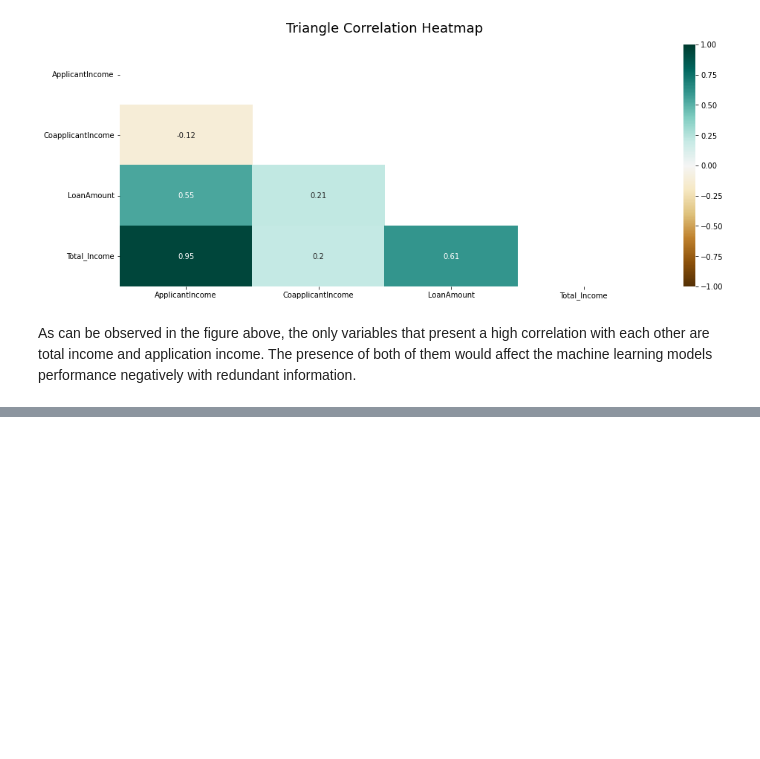
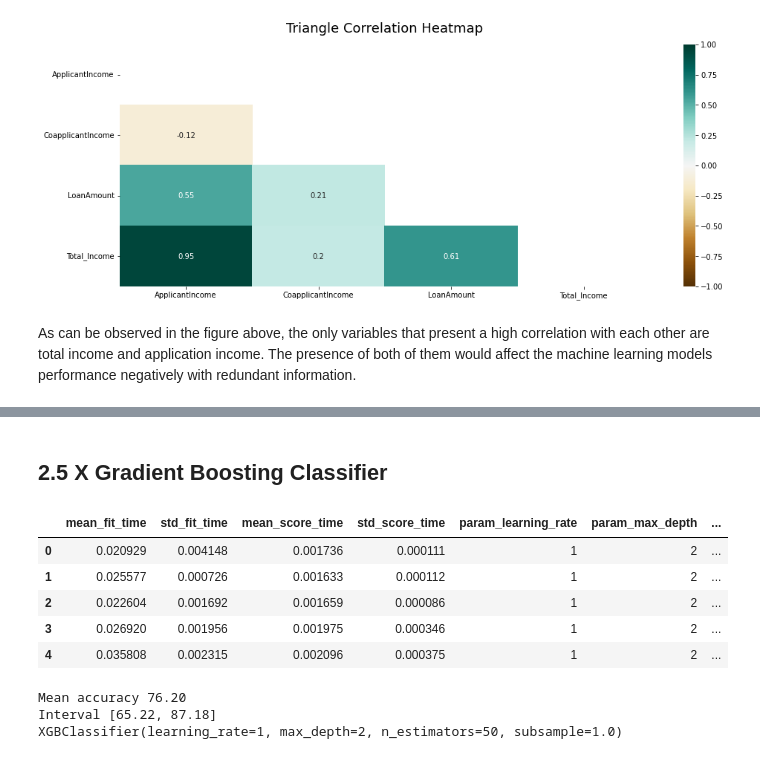
Before and after one commit to AntonioLunardi/Loan-Classification-Prediction-Competition-Case, a Jupyter notebook: Bank_loan_classification_analysis.ipynb, the cells around one changed output, grey strips where cells are left out. Cells and saved outputs as stored; diff of their text form; code cells hidden in the pictures; blank space fills up the shorter version.

```diff
--- a/Bank_loan_classification_analysis.ipynb
+++ b/Bank_loan_classification_analysis.ipynb
@@ -367,0 +447,42 @@ ValueError: ignored
+# %% [markdown]
+## 2.5 X Gradient Boosting Classifier
+# %%
+# Garanty standard randomization
+np.random.seed(SEED)
+
+# Hiperparameters grid to improve model accuracy
+parameters_space = {
+    'max_depth': [2, 3, 5],
+    'learning_rate' : [1],
+    'n_estimators' : [50, 75, 100],
+    'subsample' : [0.1, 0.5, 1.0]}
+
+# Following the recomention of cross validation number of splits being between 5 and 10
+search = GridSearchCV(XGBClassifier(),
+                    parameters_space,
+                    cv = KFold(n_splits = 5, shuffle=True))
+search.fit(model_inputs, loan_status)
+results = pd.DataFrame(search.cv_results_)
+results.head()
+# %% [output]
+|  | mean_fit_time | std_fit_time | mean_score_time | std_score_time | param_learning_rate | param_max_depth | ... |
+| 0 | 0.020929 | 0.004148 | 0.001736 | 0.000111 | 1 | 2 | ... |
+| 1 | 0.025577 | 0.000726 | 0.001633 | 0.000112 | 1 | 2 | ... |
+| 2 | 0.022604 | 0.001692 | 0.001659 | 0.000086 | 1 | 2 | ... |
+| 3 | 0.026920 | 0.001956 | 0.001975 | 0.000346 | 1 | 2 | ... |
+| 4 | 0.035808 | 0.002315 | 0.002096 | 0.000375 | 1 | 2 | ... |
+# %%
+# Garanty standard randomization
+np.random.seed(SEED)
+
+# Verify cross validated results
+scores = cross_val_score(search, model_inputs, loan_status, cv = KFold(n_splits=5, shuffle=True))
+print_score(scores)
+
+# Check the best hiperparameters found
+best = search.best_estimator_
+print(best)
+# %% [output]
+Mean accuracy 76.20
+Interval [65.22, 87.18]
+XGBClassifier(learning_rate=1, max_depth=2, n_estimators=50, subsample=1.0)
```
Also changed, not shown: parts of 32 cells of this notebook.
